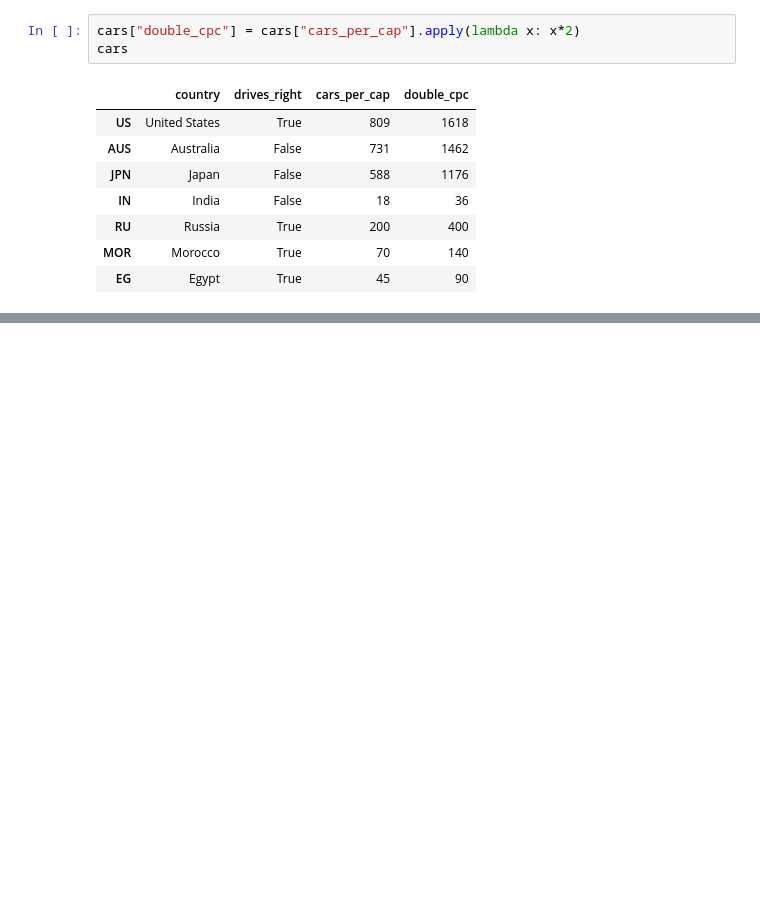
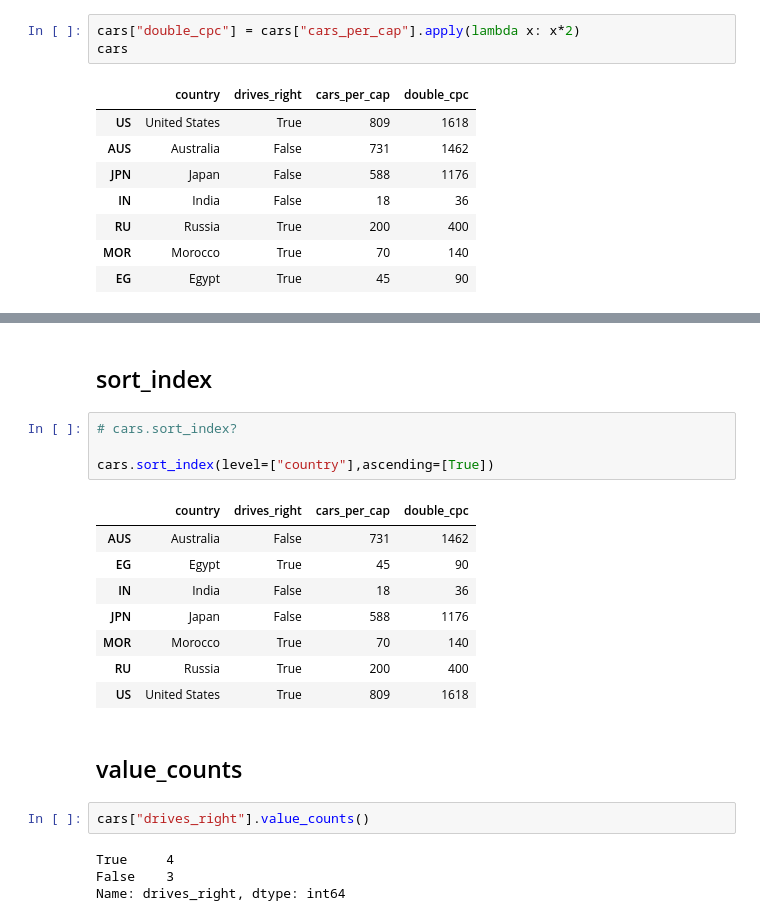
Before and after one commit to jiachengliu-sky/py-learn, a Jupyter notebook: pandasdataframe.ipynb, the cells around one changed output, grey strips where cells are left out. Saved outputs shown, nothing was run; the diff lists cells and outputs as text; blank space fills up the shorter version.

```diff
--- a/pandasdataframe.ipynb
+++ b/pandasdataframe.ipynb
@@ -278,0 +306,23 @@ cars
+# %% [markdown]
+## sort_index
+# %%
+# cars.sort_index?
+
+cars.sort_index(level=["country"],ascending=[True])
+# %% [output]
+|  | country | drives_right | cars_per_cap | double_cpc |
+| AUS | Australia | False | 731 | 1462 |
+| EG | Egypt | True | 45 | 90 |
+| IN | India | False | 18 | 36 |
+| JPN | Japan | False | 588 | 1176 |
+| MOR | Morocco | True | 70 | 140 |
+| RU | Russia | True | 200 | 400 |
+| US | United States | True | 809 | 1618 |
+# %% [markdown]
+## value_counts
+# %%
+cars["drives_right"].value_counts()
+# %% [output]
+True     4
+False    3
+Name: drives_right, dtype: int64
```
Also changed, not shown: parts of 17 cells of this notebook, 1 other file.
